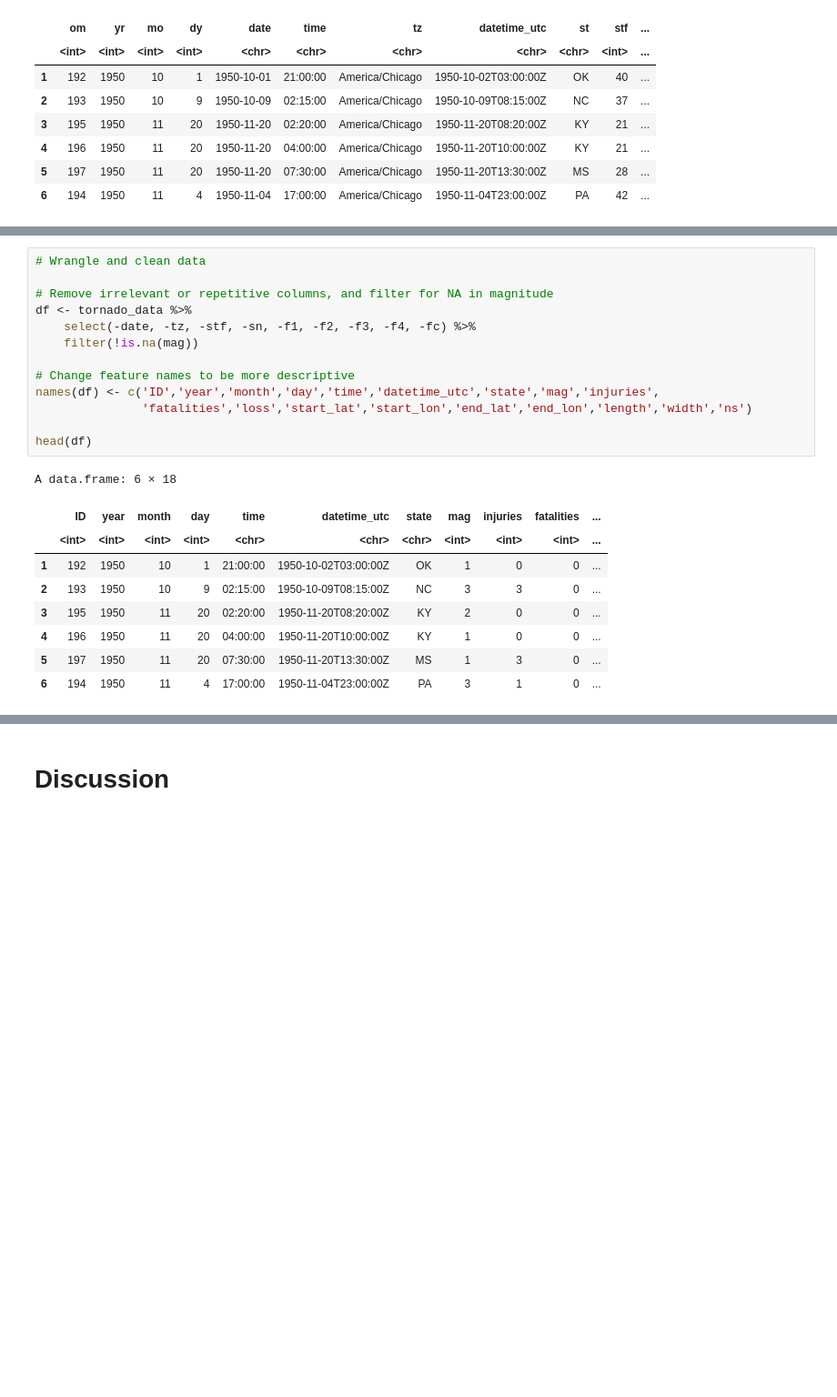
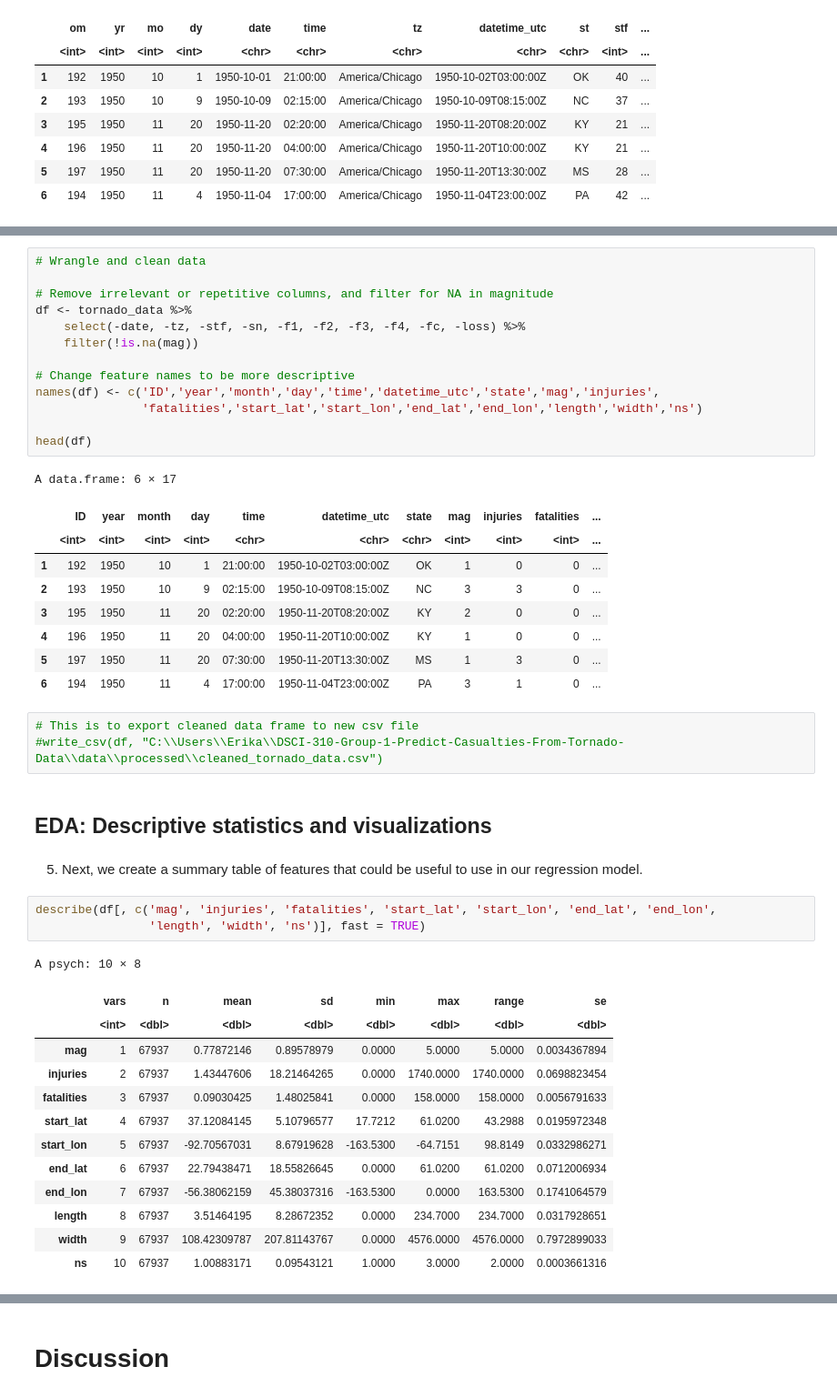
Before and after one commit to DSCI-310-2024/DSCI-310-Group-1-Predict-Casualties-From-Tornado-Data, a Jupyter notebook: src/tornado_predictor.ipynb, the cells around one changed output, grey strips where cells are left out. Shown at 91% size. Drawn from its saved outputs; the diff is of its cells as text; blank space fills up the shorter version.

```diff
--- a/src/tornado_predictor.ipynb
+++ b/src/tornado_predictor.ipynb
@@ -32,16 +82,16 @@ A data.frame: 6 × 27
 
 # Remove irrelevant or repetitive columns, and filter for NA in magnitude
 df <- tornado_data %>%
-    select(-date, -tz, -stf, -sn, -f1, -f2, -f3, -f4, -fc) %>%
+    select(-date, -tz, -stf, -sn, -f1, -f2, -f3, -f4, -fc, -loss) %>%
     filter(!is.na(mag))
 
 # Change feature names to be more descriptive
 names(df) <- c('ID','year','month','day','time','datetime_utc','state','mag','injuries',
-               'fatalities','loss','start_lat','start_lon','end_lat','end_lon','length','width','ns')
+               'fatalities','start_lat','start_lon','end_lat','end_lon','length','width','ns')
 
 head(df)
 # %% [output]
-A data.frame: 6 × 18
+A data.frame: 6 × 17
 |  | ID | year | month | day | time | datetime_utc | state | mag | injuries | fatalities | ... |
 |  | <int> | <int> | <int> | <int> | <chr> | <chr> | <chr> | <int> | <int> | <int> | ... |
 | 1 | 192 | 1950 | 10 | 1 | 21:00:00 | 1950-10-02T03:00:00Z | OK | 1 | 0 | 0 | ... |
@@ -50,3 +100,27 @@ A data.frame: 6 × 18
 | 4 | 196 | 1950 | 11 | 20 | 04:00:00 | 1950-11-20T10:00:00Z | KY | 1 | 0 | 0 | ... |
 | 5 | 197 | 1950 | 11 | 20 | 07:30:00 | 1950-11-20T13:30:00Z | MS | 1 | 3 | 0 | ... |
 | 6 | 194 | 1950 | 11 | 4 | 17:00:00 | 1950-11-04T23:00:00Z | PA | 3 | 1 | 0 | ... |
+# %%
+# This is to export cleaned data frame to new csv file
+#write_csv(df, "C:\\Users\\Erika\\DSCI-310-Group-1-Predict-Casualties-From-Tornado-Data\\data\\processed\\cleaned_tornado_data.csv")
+# %% [markdown]
+## EDA: Descriptive statistics and visualizations
+# %% [markdown]
+5. Next, we create a summary table of features that could be useful to use in our regression model.
+# %%
+describe(df[, c('mag', 'injuries', 'fatalities', 'start_lat', 'start_lon', 'end_lat', 'end_lon',
+                'length', 'width', 'ns')], fast = TRUE)
+# %% [output]
+A psych: 10 × 8
+|  | vars | n | mean | sd | min | max | range | se |
+|  | <int> | <dbl> | <dbl> | <dbl> | <dbl> | <dbl> | <dbl> | <dbl> |
+| mag | 1 | 67937 | 0.77872146 | 0.89578979 | 0.0000 | 5.0000 | 5.0000 | 0.0034367894 |
+| injuries | 2 | 67937 | 1.43447606 | 18.21464265 | 0.0000 | 1740.0000 | 1740.0000 | 0.0698823454 |
+| fatalities | 3 | 67937 | 0.09030425 | 1.48025841 | 0.0000 | 158.0000 | 158.0000 | 0.0056791633 |
+| start_lat | 4 | 67937 | 37.12084145 | 5.10796577 | 17.7212 | 61.0200 | 43.2988 | 0.0195972348 |
+| start_lon | 5 | 67937 | -92.70567031 | 8.67919628 | -163.5300 | -64.7151 | 98.8149 | 0.0332986271 |
+| end_lat | 6 | 67937 | 22.79438471 | 18.55826645 | 0.0000 | 61.0200 | 61.0200 | 0.0712006934 |
+| end_lon | 7 | 67937 | -56.38062159 | 45.38037316 | -163.5300 | 0.0000 | 163.5300 | 0.1741064579 |
+| length | 8 | 67937 | 3.51464195 | 8.28672352 | 0.0000 | 234.7000 | 234.7000 | 0.0317928651 |
+| width | 9 | 67937 | 108.42309787 | 207.81143767 | 0.0000 | 4576.0000 | 4576.0000 | 0.7972899033 |
+| ns | 10 | 67937 | 1.00883171 | 0.09543121 | 1.0000 | 3.0000 | 2.0000 | 0.0003661316 |
```
Also changed, not shown: parts of 16 cells of this notebook.
